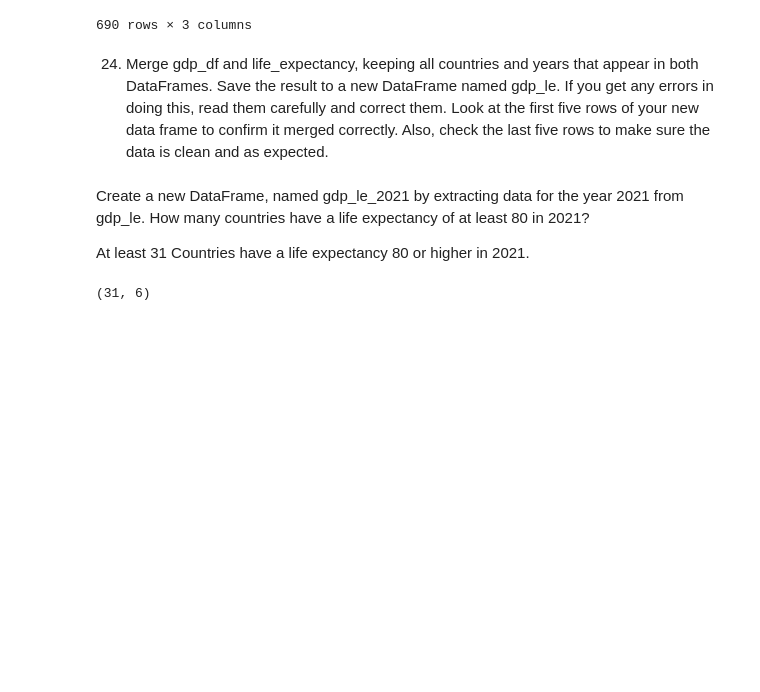
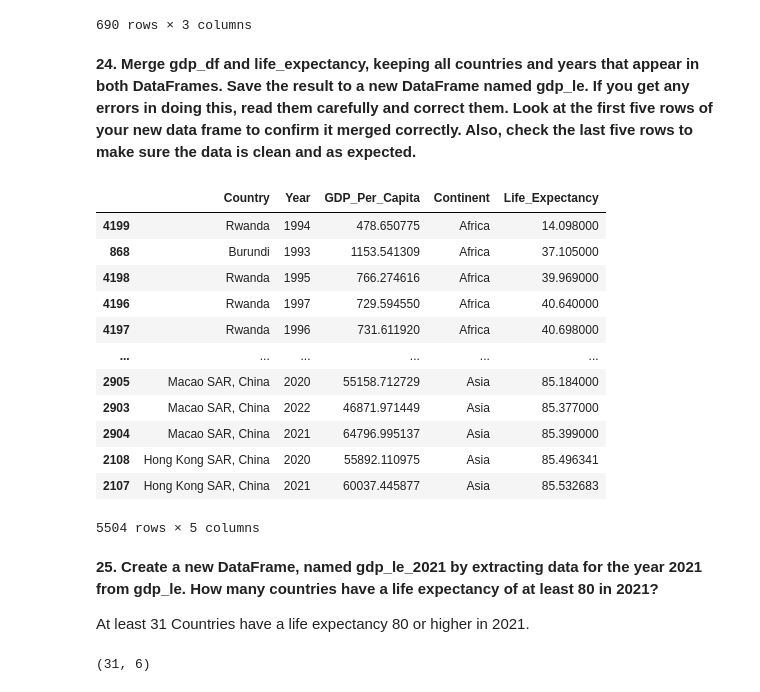
Before and after one commit to nss-data-science-cohort-8/un-exploration-Mythical-clj, a Jupyter notebook: notebooks/UN_Data_Exploration.ipynb, the cells around one changed output. Drawn from its saved outputs; the diff is of its cells as text; code cells hidden in the pictures; blank space fills up the shorter version.

Commit message:
Notebook has been cleaned and completed. 10/16/24.

```diff
--- a/notebooks/UN_Data_Exploration.ipynb
+++ b/notebooks/UN_Data_Exploration.ipynb
@@ -274,5 +334,5 @@ life_expectancy['Year'] = pd.to_datetime(
     format = '%Y',
     errors='coerce').dt.to_period('Y')
 # %% [markdown]
-24. Merge gdp_df and life_expectancy, keeping all countries and years that appear in both DataFrames. Save the result to a new DataFrame named gdp_le. If you get any errors in doing this, read them carefully and correct them. Look at the first five rows of your new data frame to confirm it merged correctly. Also, check the last five rows to make sure the data is clean and as expected.
+**24. Merge gdp_df and life_expectancy, keeping all countries and years that appear in both DataFrames. Save the result to a new DataFrame named gdp_le. If you get any errors in doing this, read them carefully and correct them. Look at the first five rows of your new data frame to confirm it merged correctly. Also, check the last five rows to make sure the data is clean and as expected.**
 # %%
@@ -280,7 +340,23 @@ gdp_le = pd.merge(gdp_df, life_expectancy, on=['Country', 'Year'])
 # %%
 gdp_le['Year'] = gdp_le['Year'].astype(str)
+# %%
+gdp_le.sort_values('Life_Expectancy')
+# %% [output]
+|  | Country | Year | GDP_Per_Capita | Continent | Life_Expectancy |
+| 4199 | Rwanda | 1994 | 478.650775 | Africa | 14.098000 |
+| 868 | Burundi | 1993 | 1153.541309 | Africa | 37.105000 |
+| 4198 | Rwanda | 1995 | 766.274616 | Africa | 39.969000 |
+| 4196 | Rwanda | 1997 | 729.594550 | Africa | 40.640000 |
+| 4197 | Rwanda | 1996 | 731.611920 | Africa | 40.698000 |
+| ... | ... | ... | ... | ... | ... |
+| 2905 | Macao SAR, China | 2020 | 55158.712729 | Asia | 85.184000 |
+| 2903 | Macao SAR, China | 2022 | 46871.971449 | Asia | 85.377000 |
+| 2904 | Macao SAR, China | 2021 | 64796.995137 | Asia | 85.399000 |
+| 2108 | Hong Kong SAR, China | 2020 | 55892.110975 | Asia | 85.496341 |
+| 2107 | Hong Kong SAR, China | 2021 | 60037.445877 | Asia | 85.532683 |
+5504 rows × 5 columns
 # %% [markdown]
-Create a new DataFrame, named gdp_le_2021 by extracting data for the year 2021 from gdp_le. How many countries have a life expectancy of at least 80 in 2021?
+**25. Create a new DataFrame, named gdp_le_2021 by extracting data for the year 2021 from gdp_le. How many countries have a life expectancy of at least 80 in 2021?**
 
 At least 31 Countries have a life expectancy 80 or higher in 2021.
 # %%
```
Also changed, not shown: parts of 42 cells of this notebook.
